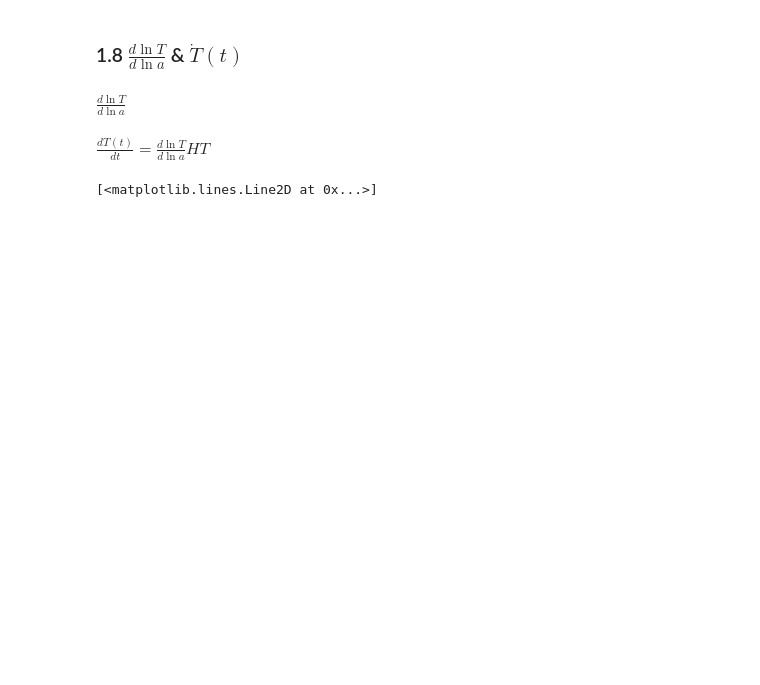
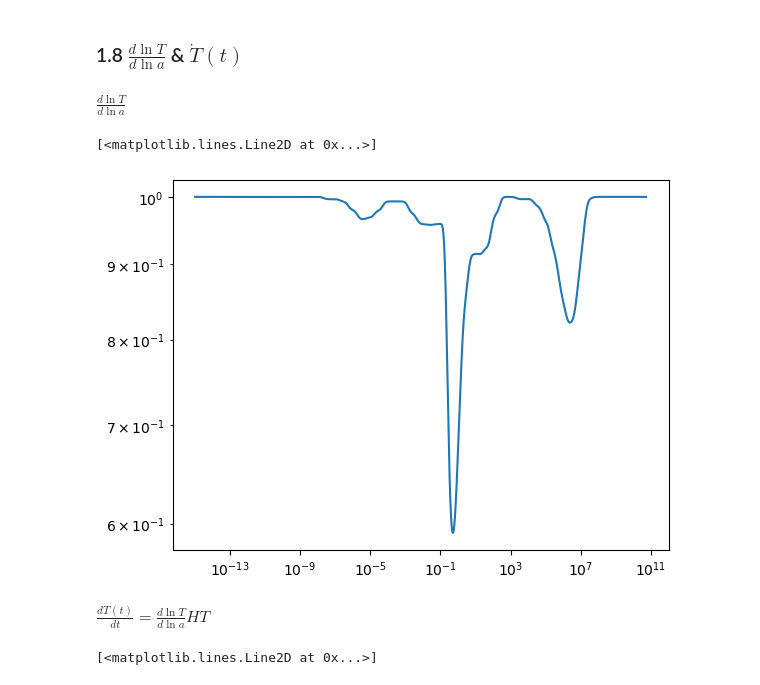
Before and after one commit to ManuelBuenAbad/axion_mcmc, a Jupyter notebook: axion_evol.ipynb, the cells around one changed output. Cells and saved outputs as stored; diff of their text form; code cells hidden in the pictures; blank space fills up the shorter version.

```diff
--- a/axion_evol.ipynb
+++ b/axion_evol.ipynb
@@ -575,6 +586,11 @@ def dlnTdlna(t):
     res = np.where( (time_arr[1] < tarr), np.where((tarr < time_arr[-1]), 1./dLadLT_fn(np.log(T_fn(tarr))), -1), -1)
 
     return res.item() if np.isscalar(t) else res
+# %%
+plt.loglog(time_arr[1:]/tcrit, np.abs(dlnTdlna(time_arr[1:])))
+# %% [output]
+[<matplotlib.lines.Line2D at 0x...>]
+[figure, added]
 # %% [markdown]
 $\frac{dT(t)}{dt} = \frac{d \ln T}{d \ln a} H T$
 # %%
```
Also changed, not shown: parts of 62 cells of this notebook.
